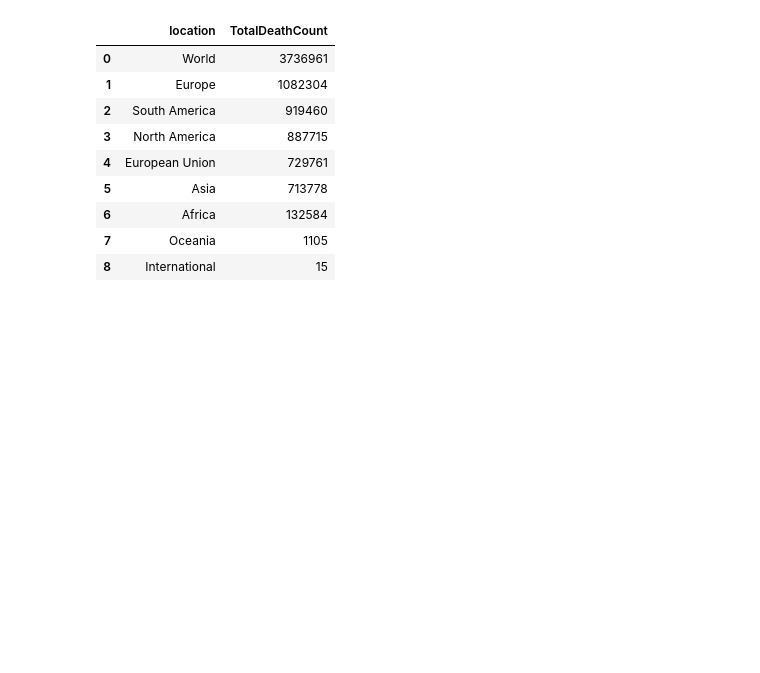
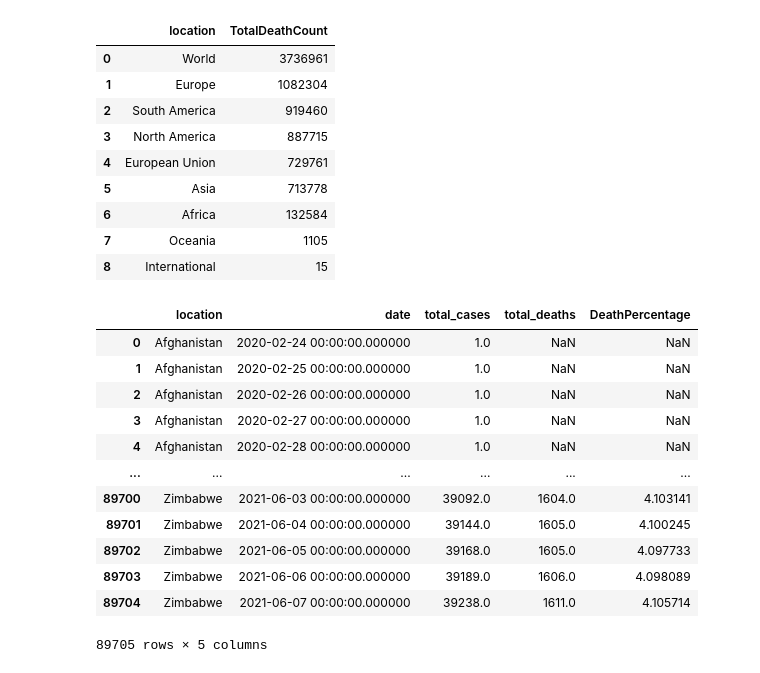
Before and after one commit to atalebizadeh/Examples, a Jupyter notebook: COVID-19/COVID-19 Pandasql.ipynb, the cells around one changed output. Drawn from its saved outputs; the diff is of its cells as text; code cells hidden in the pictures; blank space fills up the shorter version.

```diff
--- a/COVID-19/COVID-19 Pandasql.ipynb
+++ b/COVID-19/COVID-19 Pandasql.ipynb
@@ -168,3 +168,20 @@ ps.sqldf("select location, MAX(cast(total_deaths as int)) as TotalDeathCount fro
 | 6 | Africa | 132584 |
 | 7 | Oceania | 1105 |
 | 8 | International | 15 |
+# %%
+# Global numbers
+ps.sqldf("select location, date, total_cases, total_deaths, (total_deaths/total_cases)*100 as DeathPercentage from cd where continent is not null order by 1,2")
+# %% [output]
+|  | location | date | total_cases | total_deaths | DeathPercentage |
+| 0 | Afghanistan | 2020-02-24 00:00:00.000000 | 1.0 | NaN | NaN |
+| 1 | Afghanistan | 2020-02-25 00:00:00.000000 | 1.0 | NaN | NaN |
+| 2 | Afghanistan | 2020-02-26 00:00:00.000000 | 1.0 | NaN | NaN |
+| 3 | Afghanistan | 2020-02-27 00:00:00.000000 | 1.0 | NaN | NaN |
+| 4 | Afghanistan | 2020-02-28 00:00:00.000000 | 1.0 | NaN | NaN |
+| ... | ... | ... | ... | ... | ... |
+| 89700 | Zimbabwe | 2021-06-03 00:00:00.000000 | 39092.0 | 1604.0 | 4.103141 |
+| 89701 | Zimbabwe | 2021-06-04 00:00:00.000000 | 39144.0 | 1605.0 | 4.100245 |
+| 89702 | Zimbabwe | 2021-06-05 00:00:00.000000 | 39168.0 | 1605.0 | 4.097733 |
+| 89703 | Zimbabwe | 2021-06-06 00:00:00.000000 | 39189.0 | 1606.0 | 4.098089 |
+| 89704 | Zimbabwe | 2021-06-07 00:00:00.000000 | 39238.0 | 1611.0 | 4.105714 |
+89705 rows × 5 columns
```
Also changed, not shown: parts of 3 cells of this notebook.
